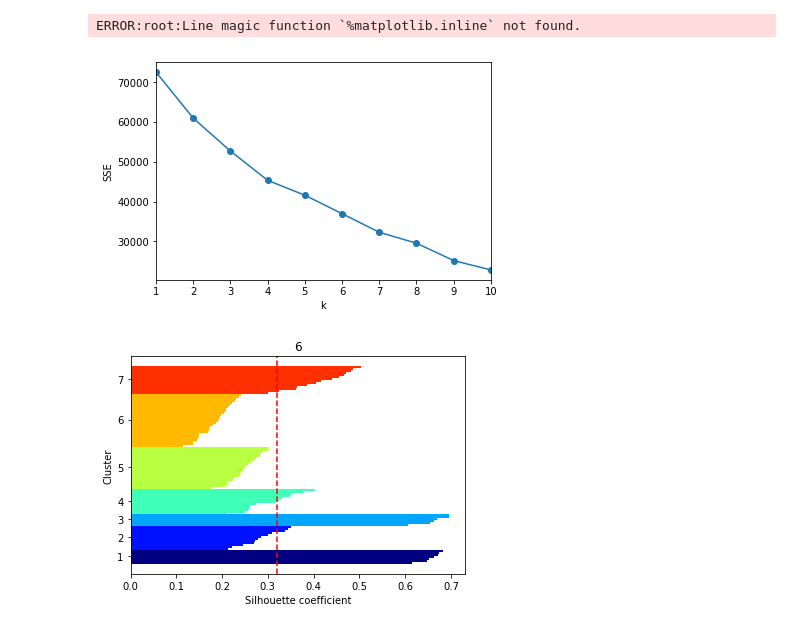
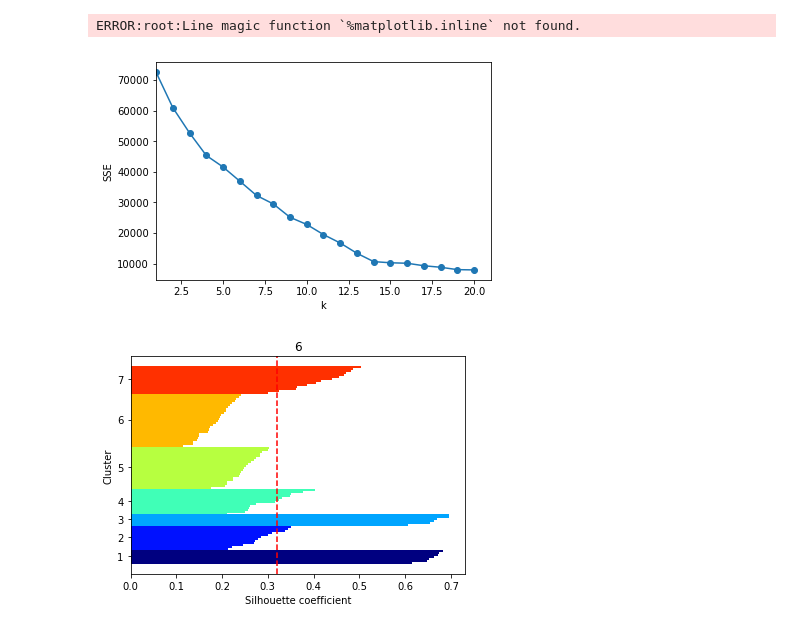
Before and after one commit to takahashikoji/DIVE_INTO_CODE_AI, a Jupyter notebook: Task_clustering.ipynb, the cells around one changed output. Cells and saved outputs as stored; diff of their text form; code cells hidden in the pictures.

```diff
--- a/Task_clustering.ipynb
+++ b/Task_clustering.ipynb
@@ -46,19 +34,19 @@ ERROR:root:Line magic function `%matplotlib.inline` not found.
 # %%
 from sklearn.cluster import KMeans
 
 SSE = []
-for i in range(1, 11):
+for i in range(1, 21):
     km = KMeans(n_clusters=i, init='random', n_init=10, max_iter=300, tol=1e-04, random_state=0)
     km.fit(X)
     SSE.append(km.inertia_)
 
-plt.plot(range(1,11), SSE, marker='o')
+plt.plot(range(1,21), SSE, marker='o')
 plt.xlabel('k')
 plt.ylabel('SSE')
-plt.xlim(1,10)
+plt.xlim(1,21,1)
 plt.show()
 # %% [output]
-[figure, old version]
+[figure, new version]
 # %%
 clusters = [7,8,9,10,11,12,13,14,15,16,17,18,19]
 
```
Also changed, not shown: parts of 4 cells of this notebook.
